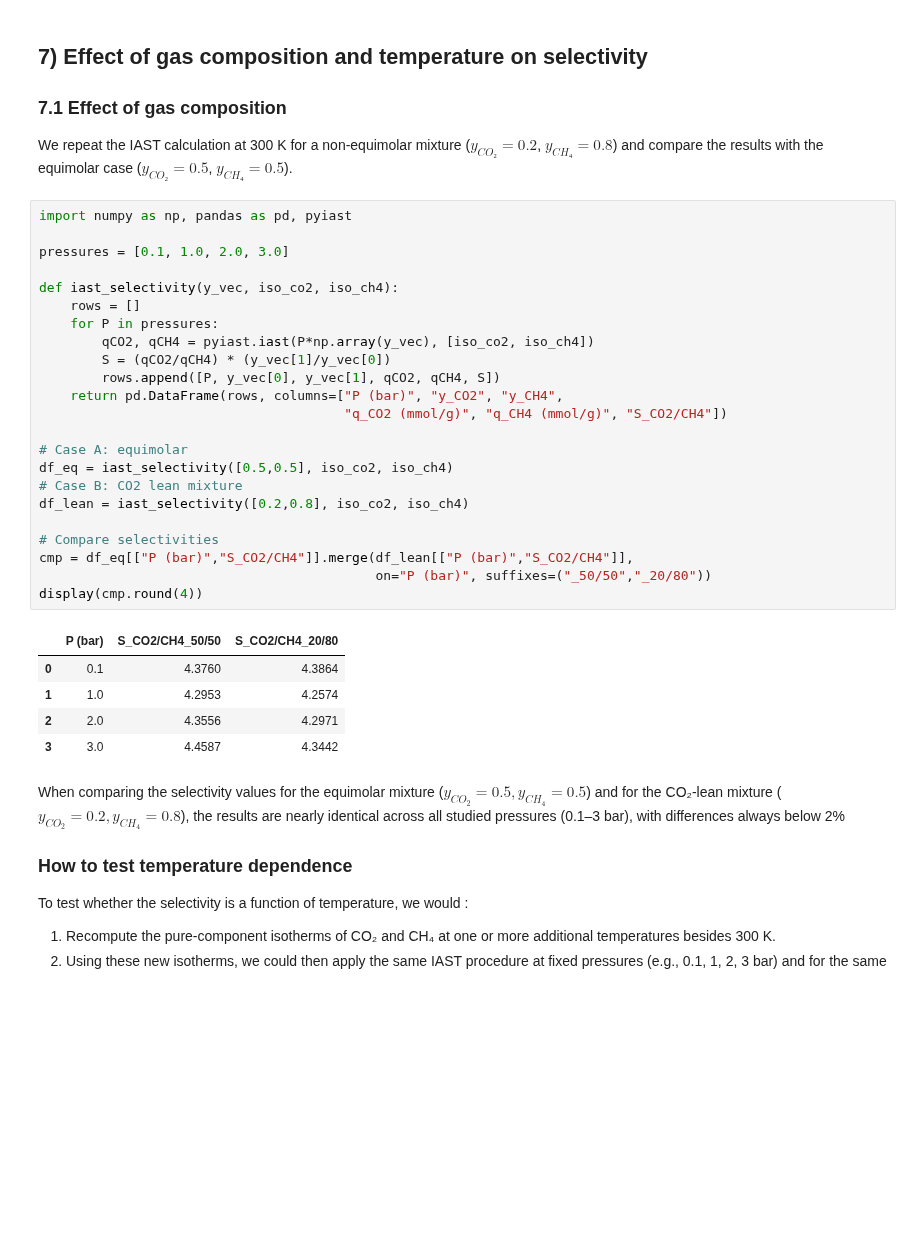
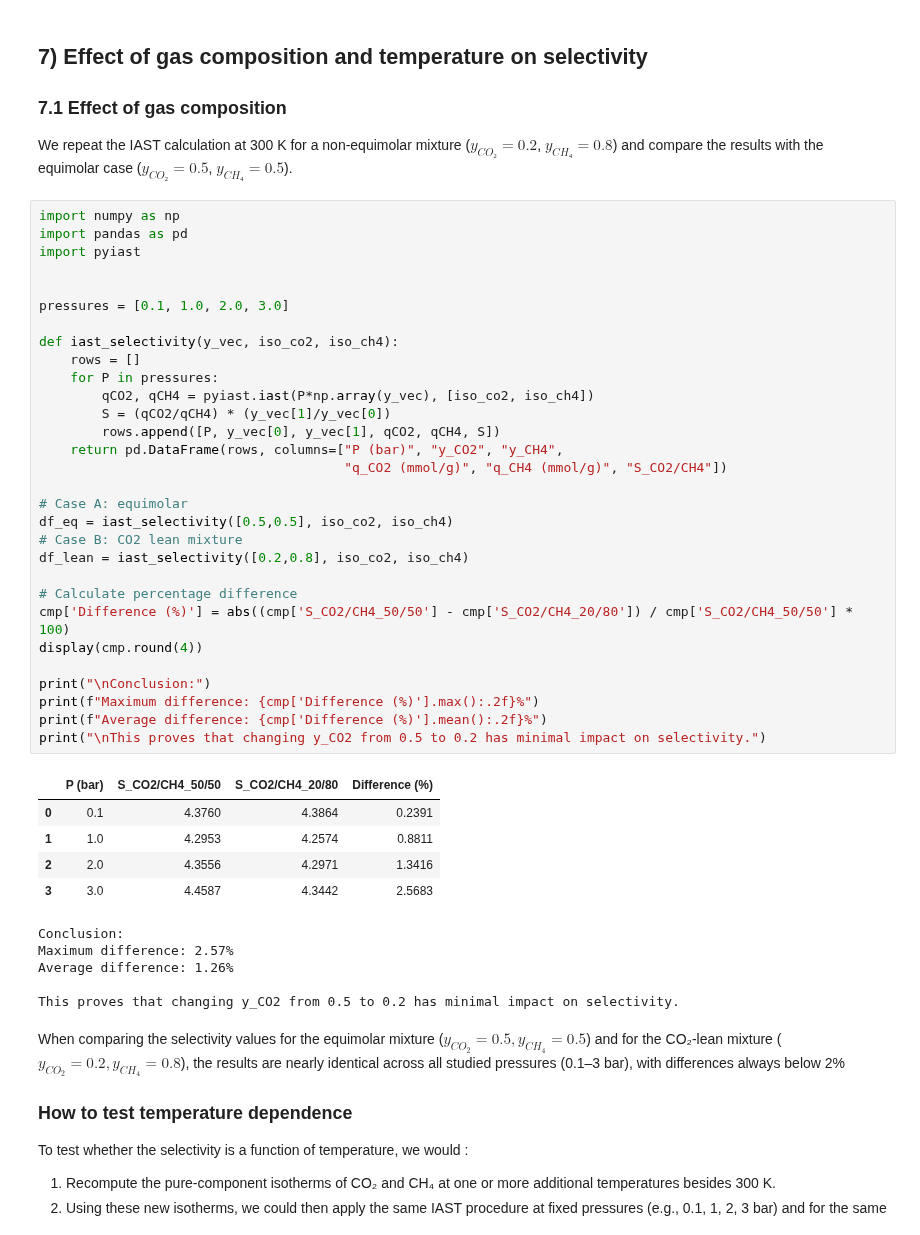
Before and after one commit to Noah-Paga/ModLab, a Jupyter notebook: Assignment 2/GroupT_Block2_assignment2.ipynb, the cells around one changed output. Saved outputs shown, nothing was run; the diff lists cells and outputs as text; blank space fills up the shorter version.

Commit message:
added percentage to q7

```diff
--- a/Assignment 2/GroupT_Block2_assignment2.ipynb
+++ b/Assignment 2/GroupT_Block2_assignment2.ipynb
@@ -326,34 +326,46 @@ IRMOF-1 is approximately five times more selective for CO₂ compared to CH₄ a
 
 We repeat the IAST calculation at 300 K for a non-equimolar mixture ($y_{CO₂}=0.2$, $y_{CH₄}=0.8$) and compare the results with the equimolar case ($y_{CO₂}=0.5$, $y_{CH₄}=0.5$).
 # %%
-import numpy as np, pandas as pd, pyiast
+import numpy as np
+import pandas as pd
+import pyiast
+
 
 pressures = [0.1, 1.0, 2.0, 3.0]
 
 def iast_selectivity(y_vec, iso_co2, iso_ch4):
     rows = []
     for P in pressures:
         qCO2, qCH4 = pyiast.iast(P*np.array(y_vec), [iso_co2, iso_ch4])
         S = (qCO2/qCH4) * (y_vec[1]/y_vec[0])
         rows.append([P, y_vec[0], y_vec[1], qCO2, qCH4, S])
     return pd.DataFrame(rows, columns=["P (bar)", "y_CO2", "y_CH4",
                                        "q_CO2 (mmol/g)", "q_CH4 (mmol/g)", "S_CO2/CH4"])
 
 # Case A: equimolar
 df_eq = iast_selectivity([0.5,0.5], iso_co2, iso_ch4)
 # Case B: CO2 lean mixture
 df_lean = iast_selectivity([0.2,0.8], iso_co2, iso_ch4)
 
-# Compare selectivities
-cmp = df_eq[["P (bar)","S_CO2/CH4"]].merge(df_lean[["P (bar)","S_CO2/CH4"]],
-                                           on="P (bar)", suffixes=("_50/50","_20/80"))
+# Calculate percentage difference
+cmp['Difference (%)'] = abs((cmp['S_CO2/CH4_50/50'] - cmp['S_CO2/CH4_20/80']) / cmp['S_CO2/CH4_50/50'] * 100)
 display(cmp.round(4))
+
+print("\nConclusion:")
+print(f"Maximum difference: {cmp['Difference (%)'].max():.2f}%")
+print(f"Average difference: {cmp['Difference (%)'].mean():.2f}%")
+print("\nThis proves that changing y_CO2 from 0.5 to 0.2 has minimal impact on selectivity.")
 # %% [output]
-|  | P (bar) | S_CO2/CH4_50/50 | S_CO2/CH4_20/80 |
-| 0 | 0.1 | 4.3760 | 4.3864 |
-| 1 | 1.0 | 4.2953 | 4.2574 |
-| 2 | 2.0 | 4.3556 | 4.2971 |
-| 3 | 3.0 | 4.4587 | 4.3442 |
+|  | P (bar) | S_CO2/CH4_50/50 | S_CO2/CH4_20/80 | Difference (%) |
+| 0 | 0.1 | 4.3760 | 4.3864 | 0.2391 |
+| 1 | 1.0 | 4.2953 | 4.2574 | 0.8811 |
+| 2 | 2.0 | 4.3556 | 4.2971 | 1.3416 |
+| 3 | 3.0 | 4.4587 | 4.3442 | 2.5683 |
+Conclusion:
+Maximum difference: 2.57%
+Average difference: 1.26%
+
+This proves that changing y_CO2 from 0.5 to 0.2 has minimal impact on selectivity.
 # %% [markdown]
 When comparing the selectivity values for the equimolar mixture ($y_{CO_2}=0.5, y_{CH_4}=0.5$) and for the CO₂-lean mixture ($y_{CO_2}=0.2, y_{CH_4}=0.8$), the results are nearly identical across all studied pressures (0.1–3 bar), with differences always below 2%
 
```
